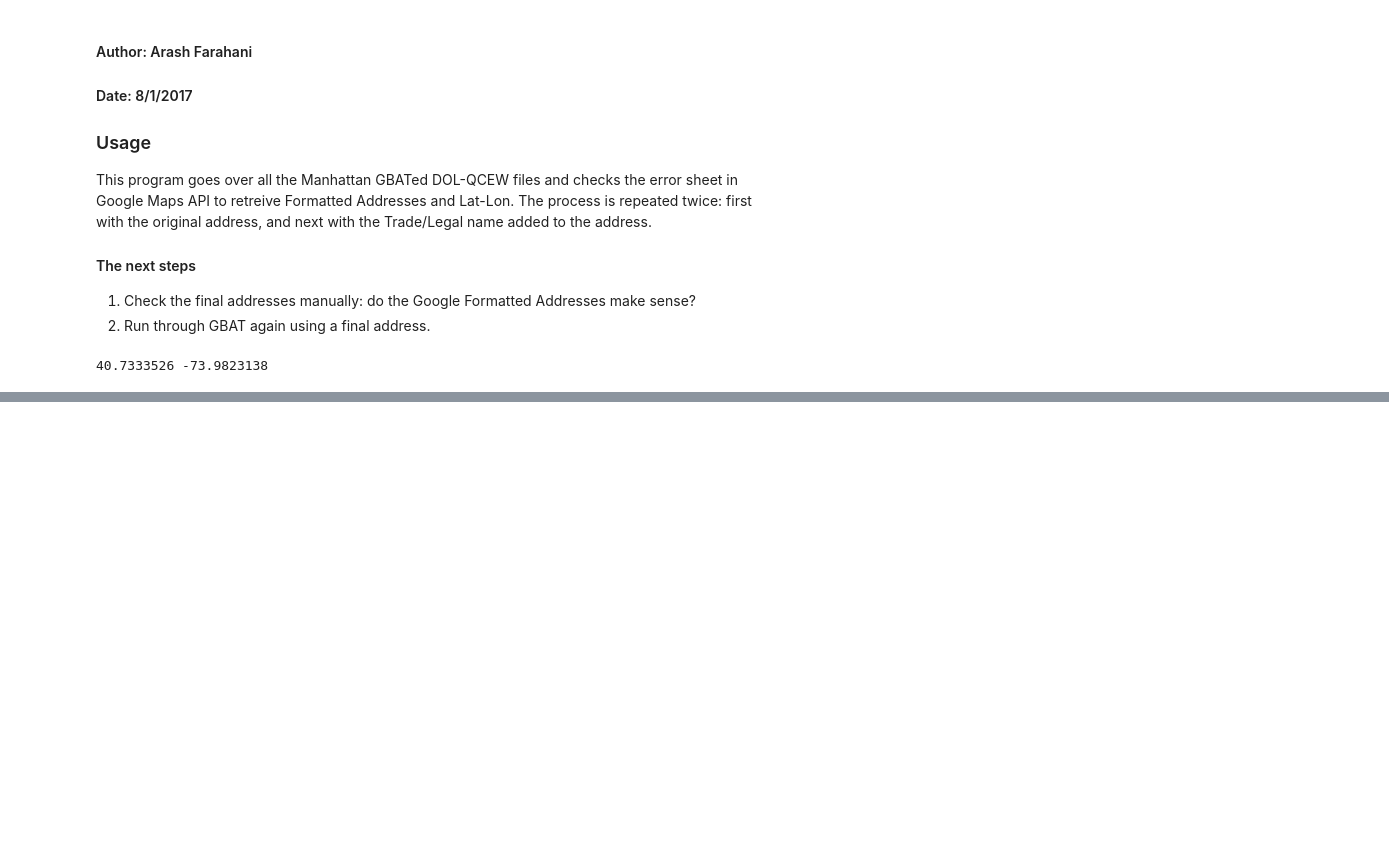
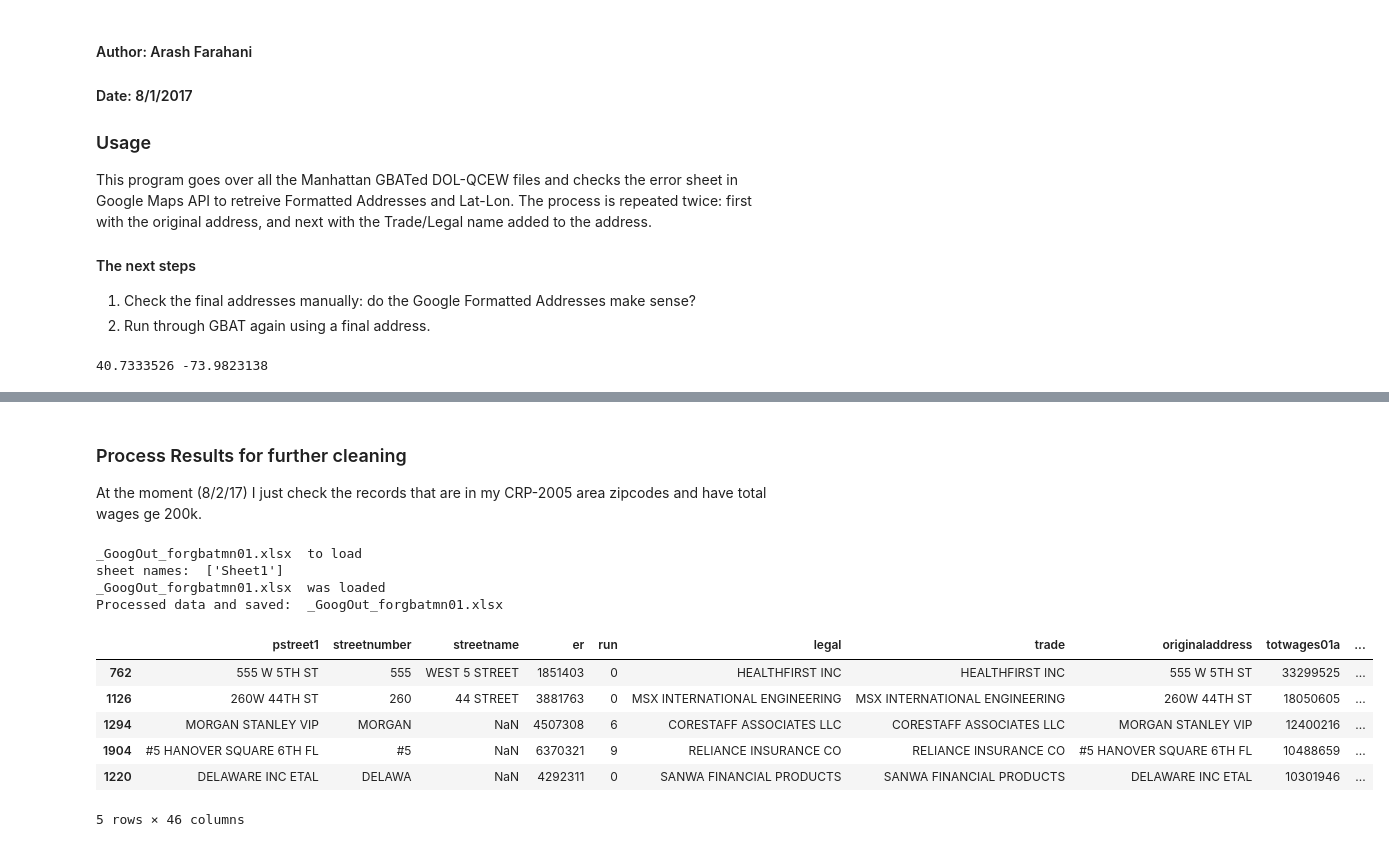
Before and after one commit to NYCIBO/Python-Procedures, a Jupyter notebook: QCEW_Address_Check.ipynb, the cells around one changed output, grey strips where cells are left out. Saved outputs shown, nothing was run; the diff lists cells and outputs as text; code cells hidden in the pictures; blank space fills up the shorter version.

Commit message:
Prep for edits added to QCEW_Address_Check and bugs fixed.

```diff
--- a/QCEW_Address_Check.ipynb
+++ b/QCEW_Address_Check.ipynb
@@ -15,6 +15,8 @@ logging.basicConfig(filename='Y:/ython Procedures/QCEW_Address_Check.log',level=
 import googlemaps
 from datetime import datetime
 import pandas as pd
+pd.options.display.max_rows = 999
+pd.options.display.max_columns = 60
 import re, os
 import configparser
 
@@ -154,0 +157,48 @@ print(len(df.index))
+# %% [markdown]
+### Process Results for further cleaning
+At the moment (8/2/17) I just check the records that are in my CRP-2005 area zipcodes and have total wages ge 200k.
+# %%
+# Add Google zip-codes to files that were processed previoiusly
+
+directory = os.fsencode("Z:/EAD/DOL Data/QCEW to RPAD address merge/forgbat/Manhattan/")
+
+# these files were already processed by google. I don't want to pay for processig them again, so I'll edit them.
+exclude_files=['_GoogOut_forgbatmn01 - edited.xlsx']
+
+for file in os.listdir(directory):
+    filename = os.fsdecode(file)
+    if filename.endswith(".xlsx") and '_GoogOut_' in filename and filename not in exclude_files:
+        adds=pd.ExcelFile(os.path.join(directory,filename.encode()).decode())
+        print(filename, ' to load')
+        print('sheet names: ',adds.sheet_names)
+        df = adds.parse('Sheet1')
+        print(filename, ' was loaded')
+
+        for i in [0,1]:
+            df['Gzip'+ str(i)]= 0
+            pat2= r".*NY ([0-9]{5}).*"
+            repl0 = lambda m: m.group(1)
+            df['Gzip'+ str(i)]=df['Gformatted_address'+ str(i)].str.replace(pat2, repl0)
+
+
+        # Save The Results
+        df['same_GF_Address']=(df['Gformatted_address1']==df['Gformatted_address0'])
+        pd.ExcelFile(os.path.join(directory,filename.encode()).decode())
+        writer = pd.ExcelWriter(os.path.join(directory,(filename).encode()).decode())
+        df.to_excel(writer,'Sheet1')
+        print('Processed data and saved: ', filename )
+        #df2.to_excel(writer,'Sheet2')
+        writer.save()
+df.head()
+# %% [output]
+_GoogOut_forgbatmn01.xlsx  to load
+sheet names:  ['Sheet1']
+_GoogOut_forgbatmn01.xlsx  was loaded
+Processed data and saved:  _GoogOut_forgbatmn01.xlsx
+|  | pstreet1 | streetnumber | streetname | er | run | legal | trade | originaladdress | totwages01a | ... |
+| 762 | 555 W 5TH ST | 555 | WEST 5 STREET | 1851403 | 0 | HEALTHFIRST INC | HEALTHFIRST INC | 555 W 5TH ST | 33299525 | ... |
+| 1126 | 260W 44TH ST | 260 | 44 STREET | 3881763 | 0 | MSX INTERNATIONAL ENGINEERING | MSX INTERNATIONAL ENGINEERING | 260W 44TH ST | 18050605 | ... |
+| 1294 | MORGAN STANLEY VIP | MORGAN | NaN | 4507308 | 6 | CORESTAFF ASSOCIATES LLC | CORESTAFF ASSOCIATES LLC | MORGAN STANLEY VIP | 12400216 | ... |
+| 1904 | #5 HANOVER SQUARE 6TH FL | #5 | NaN | 6370321 | 9 | RELIANCE INSURANCE CO | RELIANCE INSURANCE CO | #5 HANOVER SQUARE 6TH FL | 10488659 | ... |
+| 1220 | DELAWARE INC ETAL | DELAWA | NaN | 4292311 | 0 | SANWA FINANCIAL PRODUCTS | SANWA FINANCIAL PRODUCTS | DELAWARE INC ETAL | 10301946 | ... |
+5 rows × 46 columns
```
Also changed, not shown: parts of 4 cells of this notebook.
